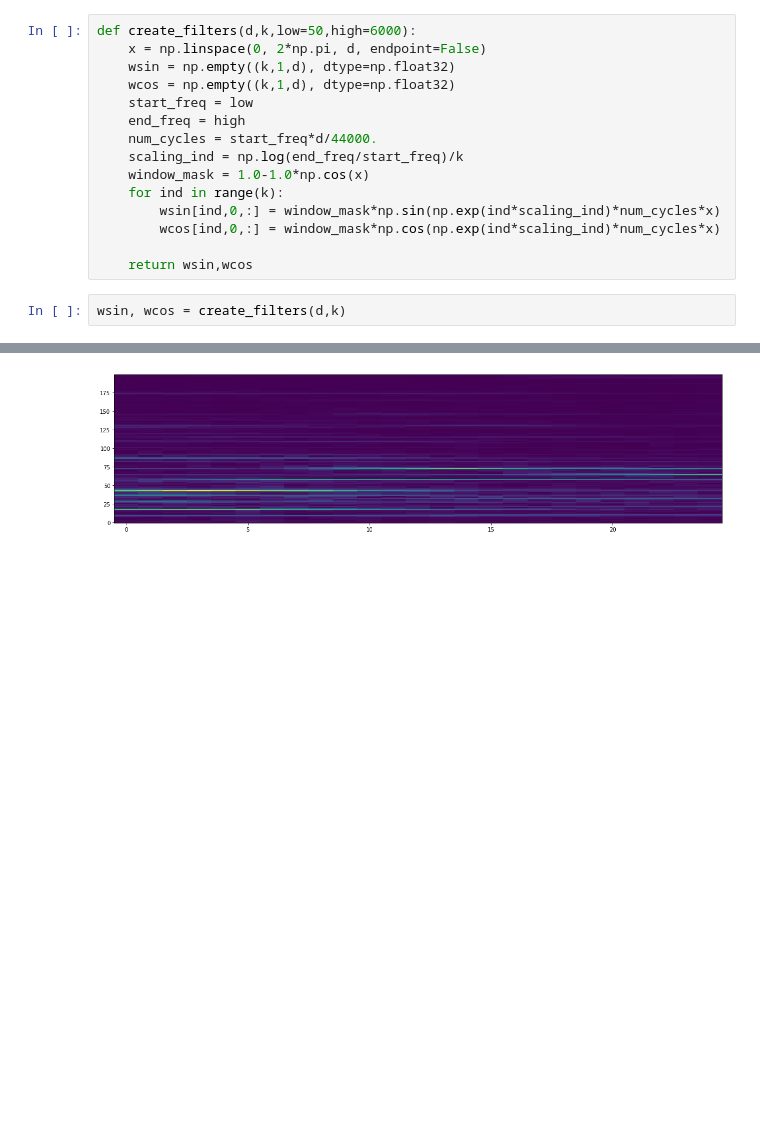
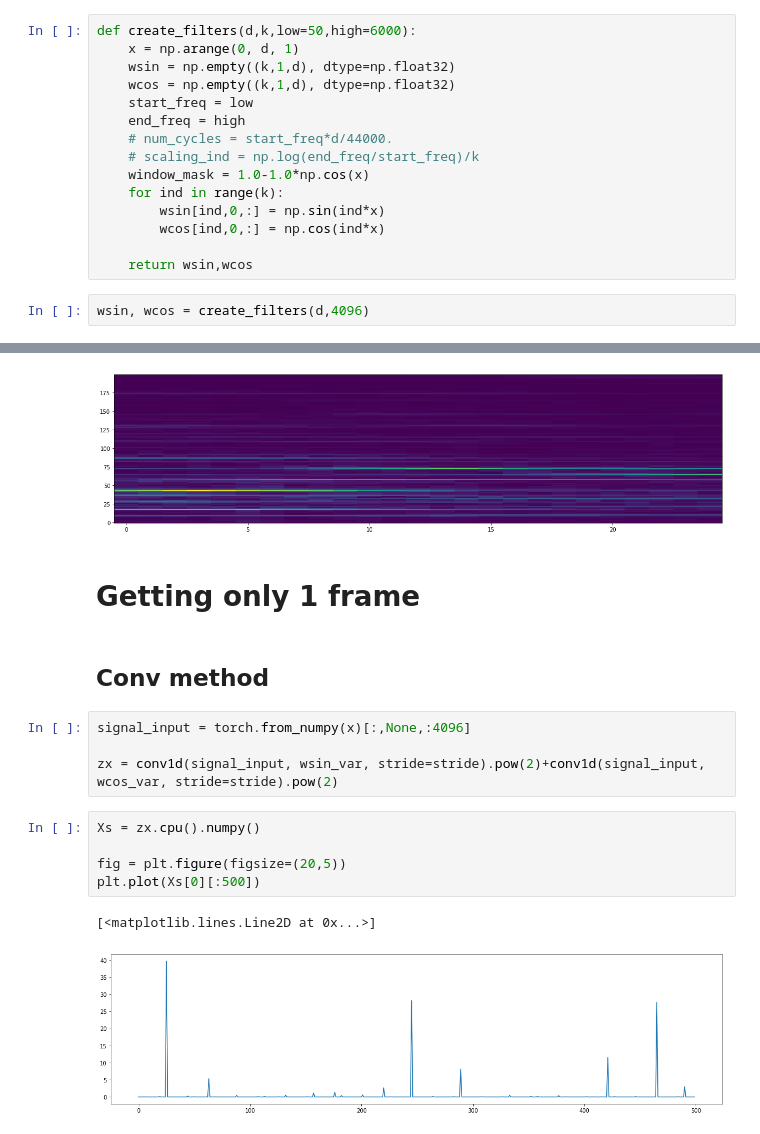
Before and after one commit to KinWaiCheuk/MusicNet_Analysis, a Jupyter notebook: Spectrogram study.ipynb, the cells around one changed output, grey strips where cells are left out. Saved outputs shown, nothing was run; the diff lists cells and outputs as text; blank space fills up the shorter version.

```diff
--- a/Spectrogram study.ipynb
+++ b/Spectrogram study.ipynb
@@ -33,17 +37,17 @@ regions = 1 + (window - d)//stride # number of output after sliding the window t
 # %%
 def create_filters(d,k,low=50,high=6000):
-    x = np.linspace(0, 2*np.pi, d, endpoint=False)
+    x = np.arange(0, d, 1)
     wsin = np.empty((k,1,d), dtype=np.float32)
     wcos = np.empty((k,1,d), dtype=np.float32)
     start_freq = low
     end_freq = high
-    num_cycles = start_freq*d/44000.
-    scaling_ind = np.log(end_freq/start_freq)/k
+    # num_cycles = start_freq*d/44000.
+    # scaling_ind = np.log(end_freq/start_freq)/k
     window_mask = 1.0-1.0*np.cos(x)
     for ind in range(k):
-        wsin[ind,0,:] = window_mask*np.sin(np.exp(ind*scaling_ind)*num_cycles*x)
-        wcos[ind,0,:] = window_mask*np.cos(np.exp(ind*scaling_ind)*num_cycles*x)
+        wsin[ind,0,:] = np.sin(ind*x)
+        wcos[ind,0,:] = np.cos(ind*x)
 
     return wsin,wcos
 # %%
-wsin, wcos = create_filters(d,k)
+wsin, wcos = create_filters(d,4096)
@@ -74,3 +82,19 @@ plt.imshow(X_list.T[:200],aspect='auto')
 plt.gca().invert_yaxis()
 # %% [output]
 [figure]
+# %% [markdown]
+# Getting only 1 frame
+# %% [markdown]
+## Conv method
+# %%
+signal_input = torch.from_numpy(x)[:,None,:4096]
+
+zx = conv1d(signal_input, wsin_var, stride=stride).pow(2)+conv1d(signal_input, wcos_var, stride=stride).pow(2)
+# %%
+Xs = zx.cpu().numpy()
+
+fig = plt.figure(figsize=(20,5))
+plt.plot(Xs[0][:500])
+# %% [output]
+[<matplotlib.lines.Line2D at 0x...>]
+[figure, added]
```
Also changed, not shown: parts of 4 cells of this notebook.
